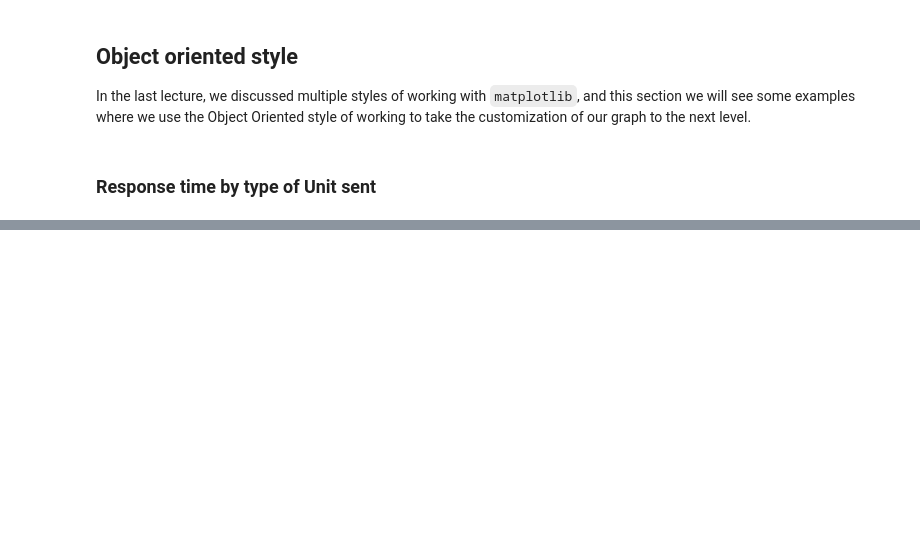
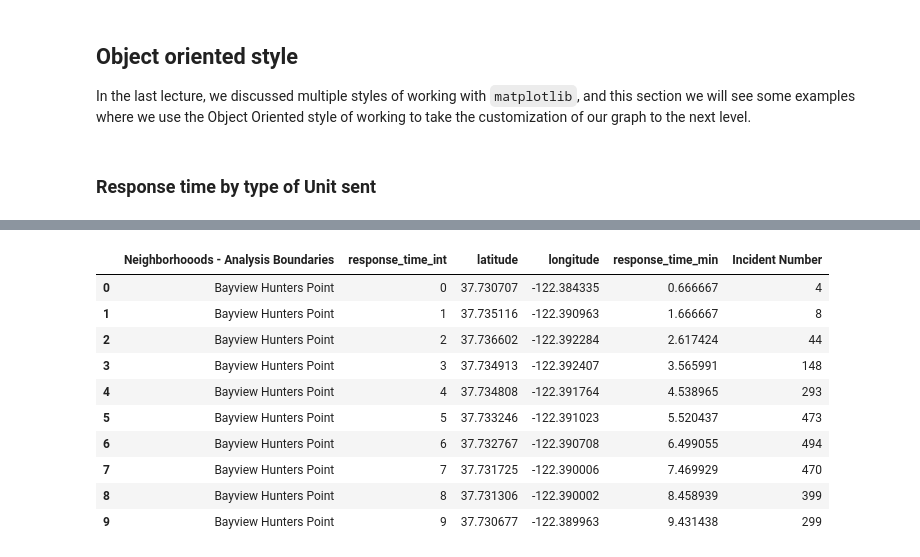
Before and after one commit to amangup/data-analysis-bootcamp, a Jupyter notebook: 11-Matplotlib2/matplotlib2.ipynb, the cells around one changed output, grey strips where cells are left out. Cells and saved outputs as stored; diff of their text form; code cells hidden in the pictures; blank space fills up the shorter version.

```diff
--- a/11-Matplotlib2/matplotlib2.ipynb
+++ b/11-Matplotlib2/matplotlib2.ipynb
@@ -244,0 +248,9 @@ plt.show()
+# %%
+# parse the `Location` column into latitude and longitude columns
+df['latitude'] = df['Location'].apply(lambda x: literal_eval(x)[0])
+df['longitude'] = df['Location'].apply(lambda x: literal_eval(x)[1])
+
+# Get only the columns we need
+df['response_time_int'] = df['response_time_min'].astype(int)
+df_clean = df[(df['response_time_min'] > 0) & (df['response_time_min'] < 60)][['Incident Number', 'Neighborhooods - Analysis Boundaries', 'latitude', 'longitude', 'response_time_min', 'response_time_int']]
+df_clean.head(5)
@@ -244,0 +264,20 @@ plt.show()
+# %%
+# We group by neighborhood and response time, and average the latitude and longitude in that group.
+# This will likely have the effect of drawing the dots in the center of the region, in each neighborhood
+# where incidents happen.
+df_location = df_clean.groupby(['Neighborhooods - Analysis Boundaries', 'response_time_int']).agg(
+    {'latitude': 'mean', 'longitude': 'mean', 'response_time_min':'mean', 'Incident Number':'count'})
+df_location.reset_index(inplace=True)
+df_location.head(10)
+# %% [output]
+|  | Neighborhooods - Analysis Boundaries | response_time_int | latitude | longitude | response_time_min | Incident Number |
+| 0 | Bayview Hunters Point | 0 | 37.730707 | -122.384335 | 0.666667 | 4 |
+| 1 | Bayview Hunters Point | 1 | 37.735116 | -122.390963 | 1.666667 | 8 |
+| 2 | Bayview Hunters Point | 2 | 37.736602 | -122.392284 | 2.617424 | 44 |
+| 3 | Bayview Hunters Point | 3 | 37.734913 | -122.392407 | 3.565991 | 148 |
+| 4 | Bayview Hunters Point | 4 | 37.734808 | -122.391764 | 4.538965 | 293 |
+| 5 | Bayview Hunters Point | 5 | 37.733246 | -122.391023 | 5.520437 | 473 |
+| 6 | Bayview Hunters Point | 6 | 37.732767 | -122.390708 | 6.499055 | 494 |
+| 7 | Bayview Hunters Point | 7 | 37.731725 | -122.390006 | 7.469929 | 470 |
+| 8 | Bayview Hunters Point | 8 | 37.731306 | -122.390002 | 8.458939 | 399 |
+| 9 | Bayview Hunters Point | 9 | 37.730677 | -122.389963 | 9.431438 | 299 |
```
Also changed, not shown: parts of 17 cells of this notebook, 2 other files.
